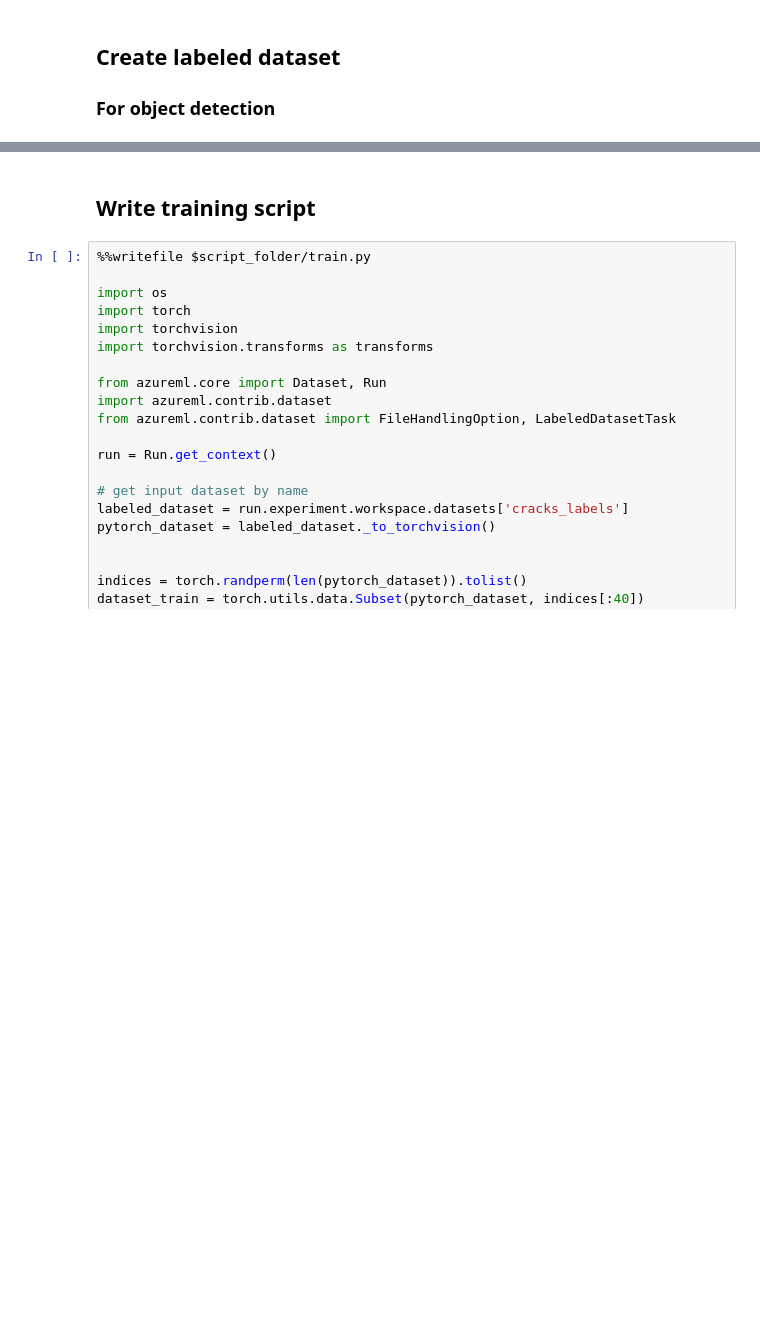
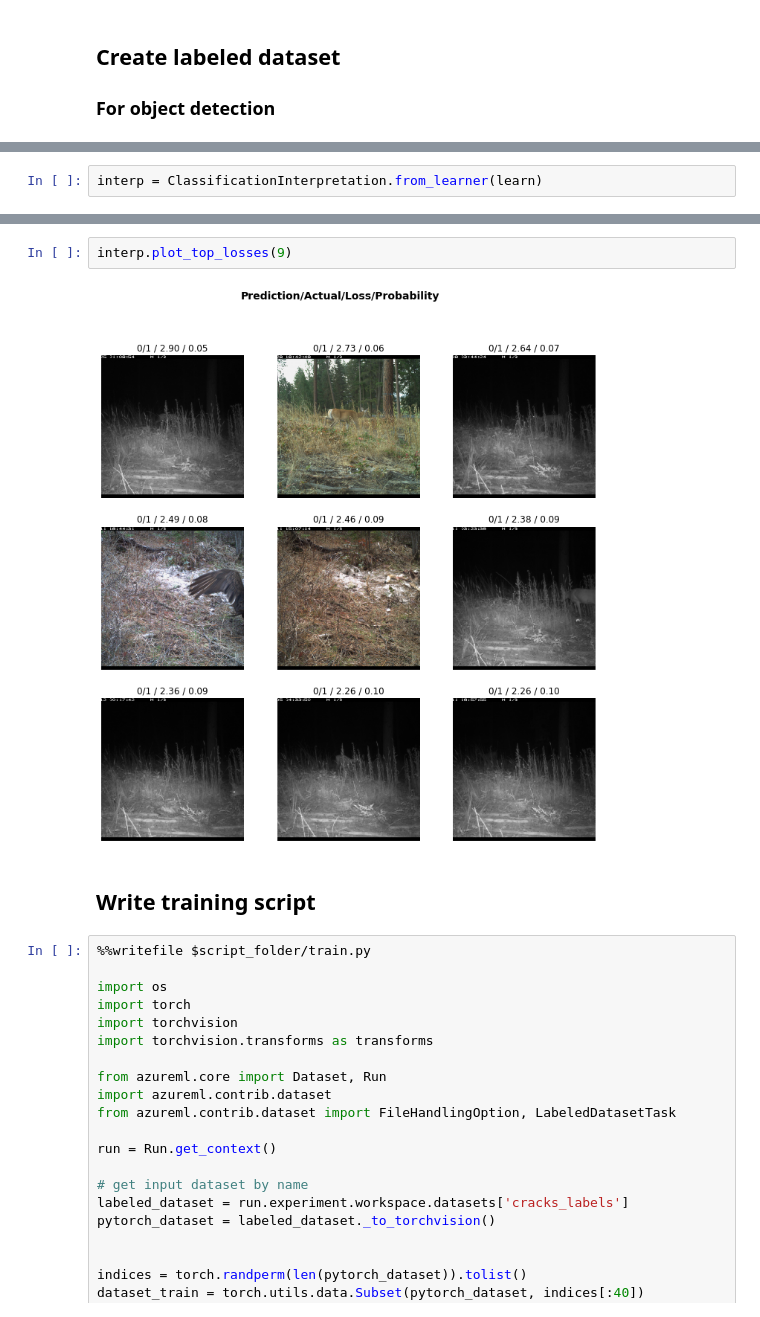
Before and after one commit to dataders/biomass, a Jupyter notebook: biomass_labeled_train.ipynb, the cells around one changed output, grey strips where cells are left out. Cells and saved outputs as stored; diff of their text form; blank space fills up the shorter version.

```diff
--- a/biomass_labeled_train.ipynb
+++ b/biomass_labeled_train.ipynb
@@ -153,0 +102,2 @@ labeled_dataset.register(workspace, 'cracks_labels')
+# %%
+interp = ClassificationInterpretation.from_learner(learn)
@@ -154,3 +106,7 @@ labeled_dataset.register(workspace, 'cracks_labels')
+# %%
+interp.plot_top_losses(9)
+# %% [output]
+[figure, added]
 # %% [markdown]
 ## Write training script
 # %%
```
Also changed, not shown: parts of 28 cells of this notebook.
